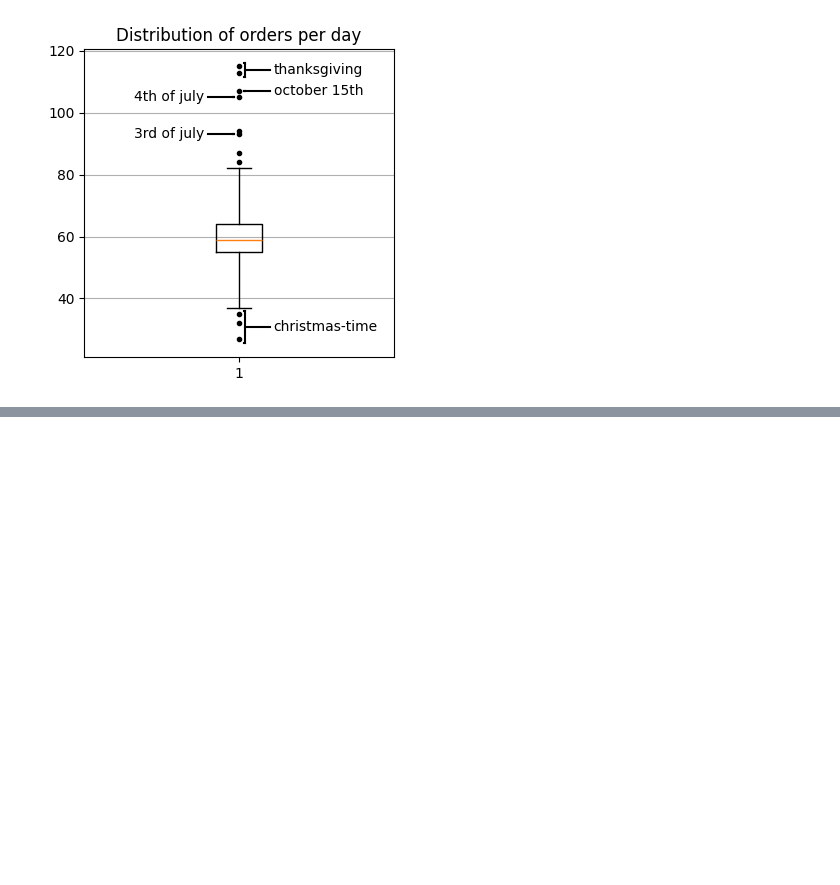
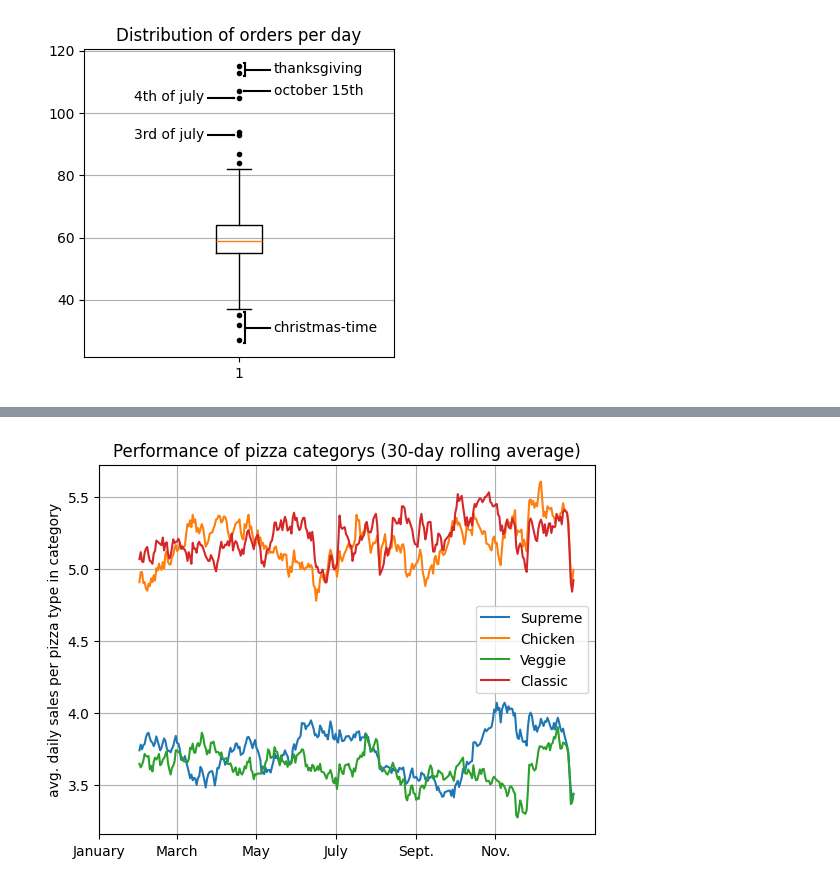
Before and after one commit to spencers145/pizza-study, a Jupyter notebook: generate_final_graphs.ipynb, the cells around one changed output, grey strips where cells are left out. Drawn from its saved outputs; the diff is of its cells as text; code cells hidden in the pictures; blank space fills up the shorter version.

Commit message:
New Final Graphs

```diff
--- a/generate_final_graphs.ipynb
+++ b/generate_final_graphs.ipynb
@@ -76,0 +79,20 @@ for weekday in ["Monday", "Tuesday", "Wednesday", "Thursday", "Friday", "Saturda
+# %%
+for category in ["Supreme", "Chicken", "Veggie", "Classic"]:
+    modifier = pizza_properties["category"].value_counts()[category]
+    size_sales_by_day = sales[sales["pizza_category"] == category][["order_date_index", "quantity"]].groupby("order_date_index").sum()
+    out = pandas.DataFrame(columns = ["%s" %(category)])
+    for order_date_index in daily_sales.index:
+        try:
+            sales_today = size_sales_by_day["quantity"][order_date_index]
+        except:
+            sales_today = 0
+        out.loc[order_date_index] = sales_today
+
+    rollingAnalysis.plotRollingData(["%s" %(category)], out, 30, spline=0, scales=[1/modifier])
+
+pyplot.xticks([0, 60, 121, 182, 244, 305], ["January", "March", "May", "July", "Sept.", "Nov."])
+pyplot.ylabel("avg. daily sales per pizza type in category")
+pyplot.title("Performance of pizza categorys (30-day rolling average)")
+pyplot.grid()
+# %% [output]
+[figure, added]
```
Also changed, not shown: parts of 2 cells of this notebook, 4 other files.
